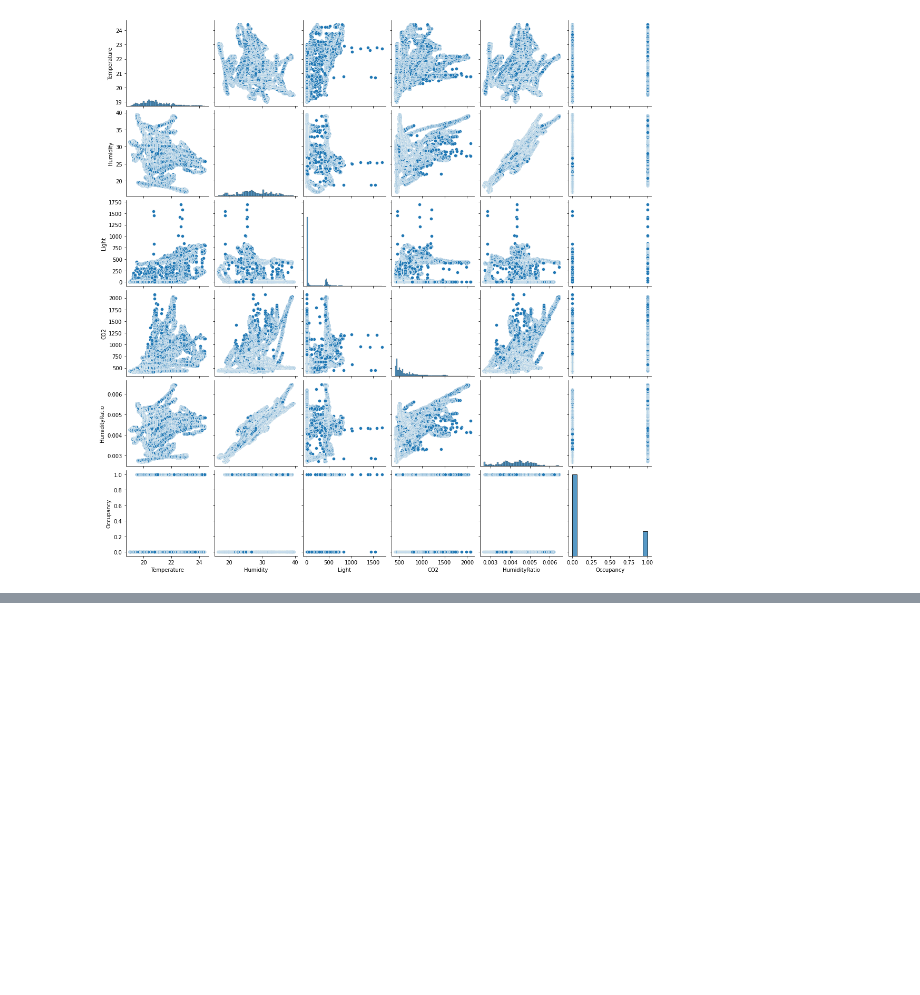
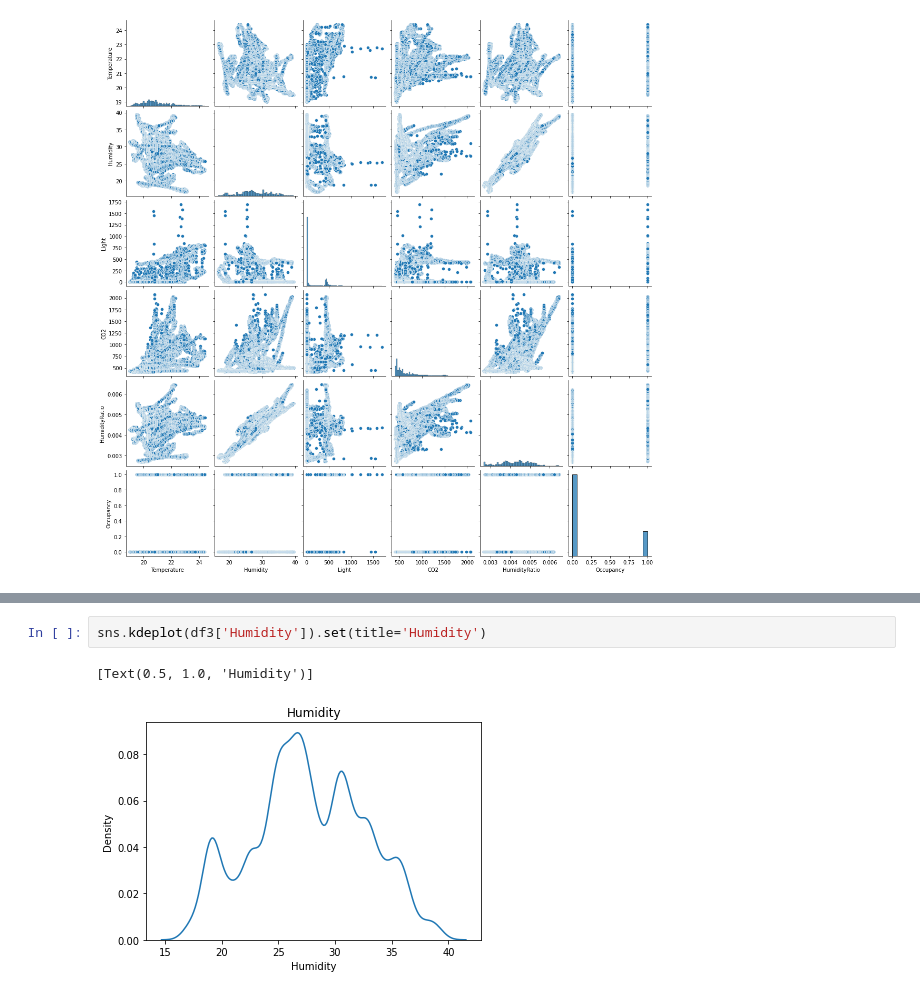
Before and after one commit to JDowBellarmine/DS160_Final_Project_DMB_JDD1, a Jupyter notebook: DS160_Final_Project_DMB_JDD1.ipynb, the cells around one changed output, grey strips where cells are left out. Cells and saved outputs as stored; diff of their text form; blank space fills up the shorter version.

```diff
--- a/DS160_Final_Project_DMB_JDD1.ipynb
+++ b/DS160_Final_Project_DMB_JDD1.ipynb
@@ -96,0 +164,5 @@ sns.pairplot(df3[['Temperature', 'Humidity', 'Light', 'CO2','HumidityRatio','Occ
+# %%
+sns.kdeplot(df3['Humidity']).set(title='Humidity')
+# %% [output]
+[Text(0.5, 1.0, 'Humidity')]
+[figure, added]
```
Also changed, not shown: parts of 37 cells of this notebook.
